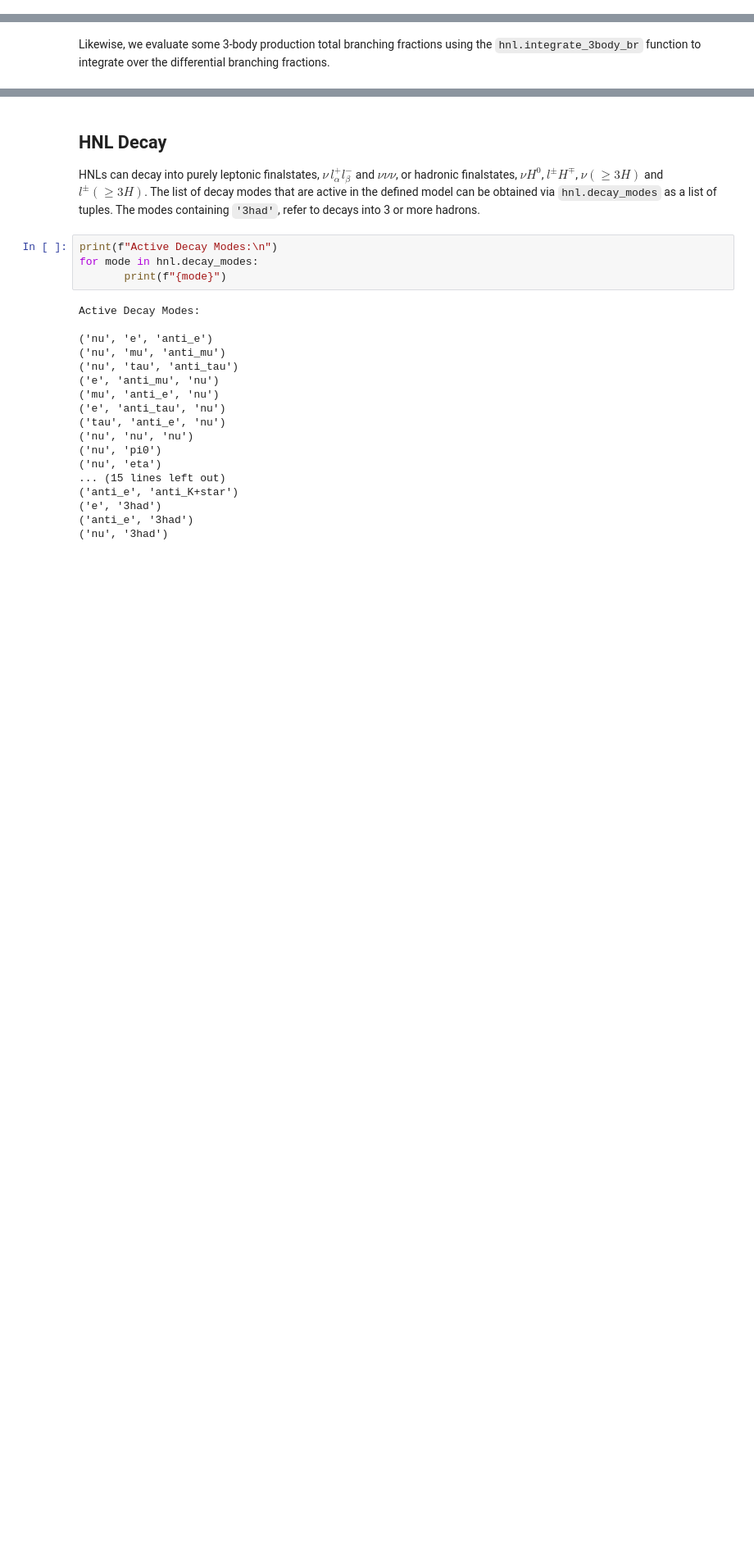
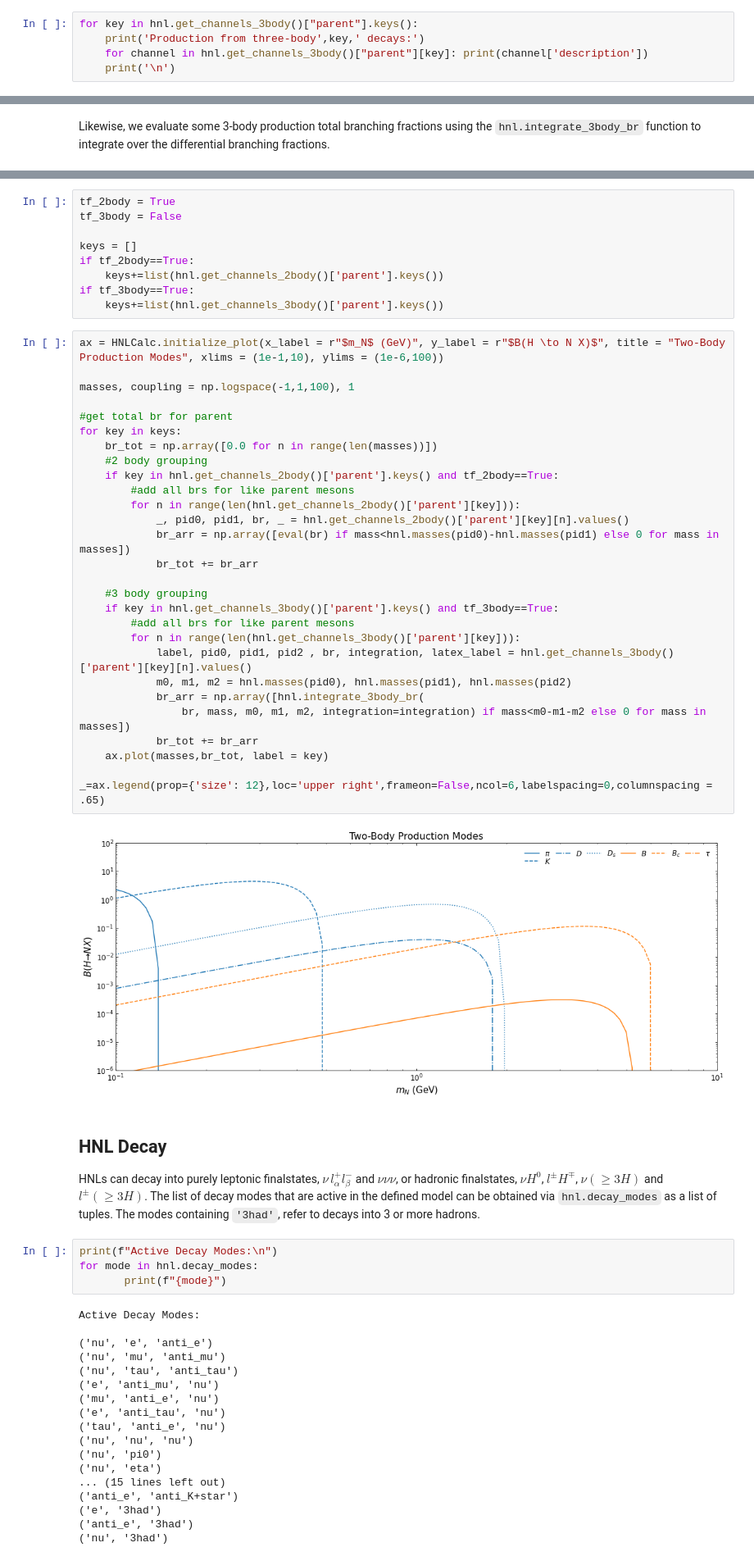
Before and after one commit to laroccod/HNLCalc, a Jupyter notebook: Example.ipynb, the cells around one changed output, grey strips where cells are left out. Shown at 82% size. Saved outputs shown, nothing was run; the diff lists cells and outputs as text; blank space fills up the shorter version.

```diff
--- a/Example.ipynb
+++ b/Example.ipynb
@@ -50,0 +93,5 @@ $\tau^+ \to e^+ + \bar{\nu}_{\tau} + N$
+# %%
+for key in hnl.get_channels_3body()["parent"].keys():
+    print('Production from three-body',key,' decays:')
+    for channel in hnl.get_channels_3body()["parent"][key]: print(channel['description'])
+    print('\n')
@@ -156,3 +226,42 @@ fig.savefig(f'HNL-3Body-Production.png',format='png',bbox_inches='tight')
+# %%
+tf_2body = True
+tf_3body = False
+
+keys = []
+if tf_2body==True:
+    keys+=list(hnl.get_channels_2body()['parent'].keys())
+if tf_3body==True:
+    keys+=list(hnl.get_channels_3body()['parent'].keys())
+# %%
+ax = HNLCalc.initialize_plot(x_label = r"$m_N$ (GeV)", y_label = r"$B(H \to N X)$", title = "Two-Body Production Modes", xlims = (1e-1,10), ylims = (1e-6,100))
+
+masses, coupling = np.logspace(-1,1,100), 1
+
+#get total br for parent
+for key in keys:
+    br_tot = np.array([0.0 for n in range(len(masses))])
+    #2 body grouping
+    if key in hnl.get_channels_2body()['parent'].keys() and tf_2body==True:
+        #add all brs for like parent mesons
+        for n in range(len(hnl.get_channels_2body()['parent'][key])):
+            _, pid0, pid1, br, _ = hnl.get_channels_2body()['parent'][key][n].values()
+            br_arr = np.array([eval(br) if mass<hnl.masses(pid0)-hnl.masses(pid1) else 0 for mass in masses])
+            br_tot += br_arr
+
+    #3 body grouping
+    if key in hnl.get_channels_3body()['parent'].keys() and tf_3body==True:
+        #add all brs for like parent mesons
+        for n in range(len(hnl.get_channels_3body()['parent'][key])):
+            label, pid0, pid1, pid2 , br, integration, latex_label = hnl.get_channels_3body()['parent'][key][n].values()
+            m0, m1, m2 = hnl.masses(pid0), hnl.masses(pid1), hnl.masses(pid2)
+            br_arr = np.array([hnl.integrate_3body_br(
+                br, mass, m0, m1, m2, integration=integration) if mass<m0-m1-m2 else 0 for mass in masses])
+            br_tot += br_arr
+    ax.plot(masses,br_tot, label = key)
+
+_=ax.legend(prop={'size': 12},loc='upper right',frameon=False,ncol=6,labelspacing=0,columnspacing = .65)
+# %% [output]
+[figure, added]
 # %% [markdown]
 ## HNL Decay
 HNLs can decay into purely leptonic finalstates, $\nu\, l_\alpha^+ l_\beta^-$ and $\nu\nu\nu$, or hadronic finalstates, $\nu H^0 $, $l^\pm H^\mp $, $\nu (\geq 3H)$ and $l^\pm(\geq 3H)$. The list of decay modes that are active in the defined model can be obtained via `hnl.decay_modes` as a list of tuples. The modes containing `'3had'`, refer to decays into 3 or more hadrons.
```
Also changed, not shown: parts of 23 cells of this notebook, 1 other file.
